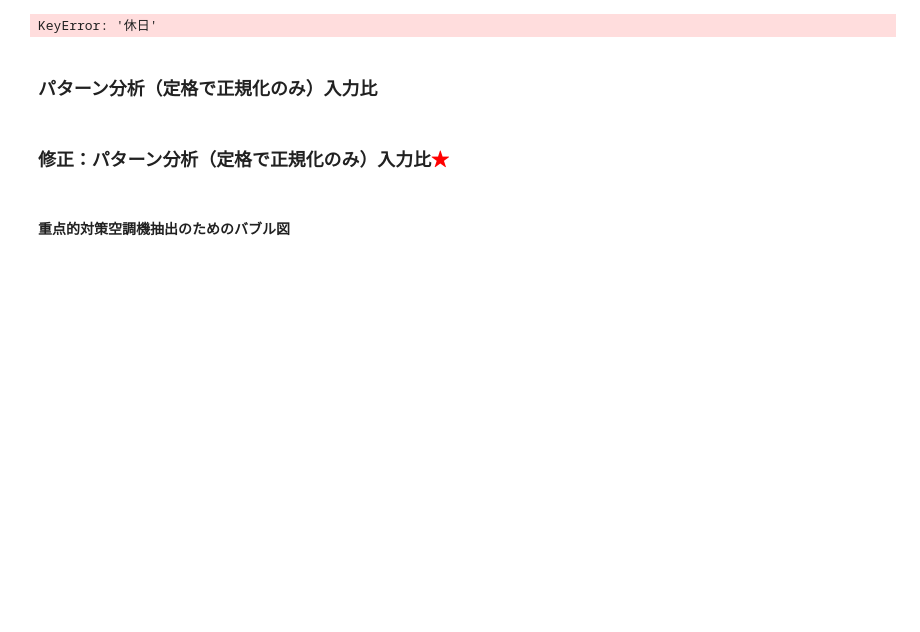
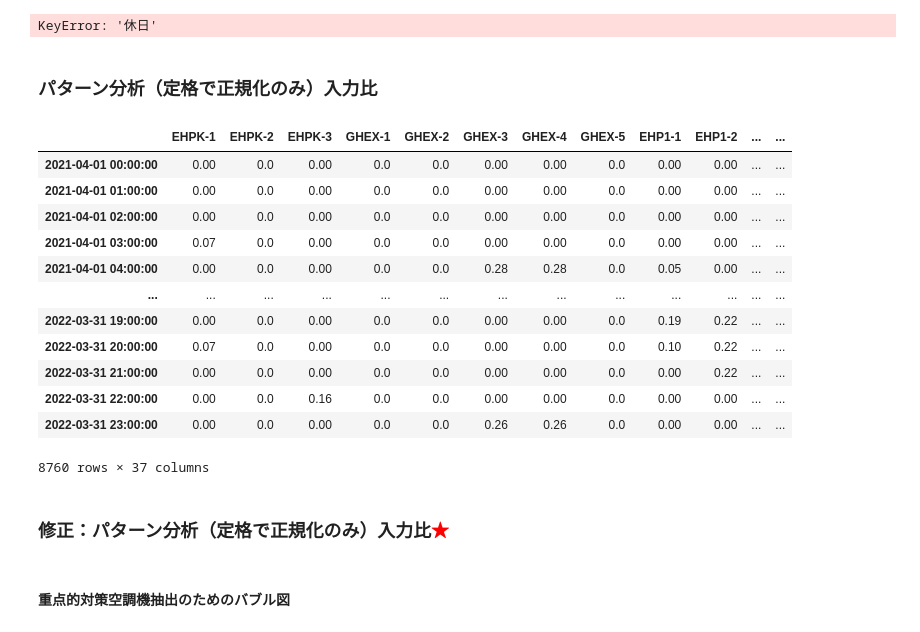
Before and after one commit to BusyLake/Jupyter_Project, a Jupyter notebook: 250422_UN中野_空調機類型化+特徴量分析.ipynb, the cells around one changed output. Saved outputs shown, nothing was run; the diff lists cells and outputs as text; code cells hidden in the pictures; blank space fills up the shorter version.

```diff
--- a/250422_UN中野_空調機類型化+特徴量分析.ipynb
+++ b/250422_UN中野_空調機類型化+特徴量分析.ipynb
@@ -750,6 +750,22 @@ DataSet['日時'] = pd.to_datetime(DataSet.index)
 #DataSet['日付'] = pd.to_datetime(DataSet.index)
 DataSet['日付'] = DataSet['日時'].dt.date
 DataSet = DataSet[(_from<=DataSet['日時'])&(DataSet['日時']<=_to)]
+# %%
+DataSet
+# %% [output]
+|  | EHPK-1 | EHPK-2 | EHPK-3 | GHEX-1 | GHEX-2 | GHEX-3 | GHEX-4 | GHEX-5 | EHP1-1 | EHP1-2 | ... | ... |
+| 2021-04-01 00:00:00 | 0.00 | 0.0 | 0.00 | 0.0 | 0.0 | 0.00 | 0.00 | 0.0 | 0.00 | 0.00 | ... | ... |
+| 2021-04-01 01:00:00 | 0.00 | 0.0 | 0.00 | 0.0 | 0.0 | 0.00 | 0.00 | 0.0 | 0.00 | 0.00 | ... | ... |
+| 2021-04-01 02:00:00 | 0.00 | 0.0 | 0.00 | 0.0 | 0.0 | 0.00 | 0.00 | 0.0 | 0.00 | 0.00 | ... | ... |
+| 2021-04-01 03:00:00 | 0.07 | 0.0 | 0.00 | 0.0 | 0.0 | 0.00 | 0.00 | 0.0 | 0.00 | 0.00 | ... | ... |
+| 2021-04-01 04:00:00 | 0.00 | 0.0 | 0.00 | 0.0 | 0.0 | 0.28 | 0.28 | 0.0 | 0.05 | 0.00 | ... | ... |
+| ... | ... | ... | ... | ... | ... | ... | ... | ... | ... | ... | ... | ... |
+| 2022-03-31 19:00:00 | 0.00 | 0.0 | 0.00 | 0.0 | 0.0 | 0.00 | 0.00 | 0.0 | 0.19 | 0.22 | ... | ... |
+| 2022-03-31 20:00:00 | 0.07 | 0.0 | 0.00 | 0.0 | 0.0 | 0.00 | 0.00 | 0.0 | 0.10 | 0.22 | ... | ... |
+| 2022-03-31 21:00:00 | 0.00 | 0.0 | 0.00 | 0.0 | 0.0 | 0.00 | 0.00 | 0.0 | 0.00 | 0.22 | ... | ... |
+| 2022-03-31 22:00:00 | 0.00 | 0.0 | 0.16 | 0.0 | 0.0 | 0.00 | 0.00 | 0.0 | 0.00 | 0.00 | ... | ... |
+| 2022-03-31 23:00:00 | 0.00 | 0.0 | 0.00 | 0.0 | 0.0 | 0.26 | 0.26 | 0.0 | 0.00 | 0.00 | ... | ... |
+8760 rows × 37 columns
 # %%
 ##祝日作り
 import jpholiday
```
Also changed, not shown: 1 other file.
